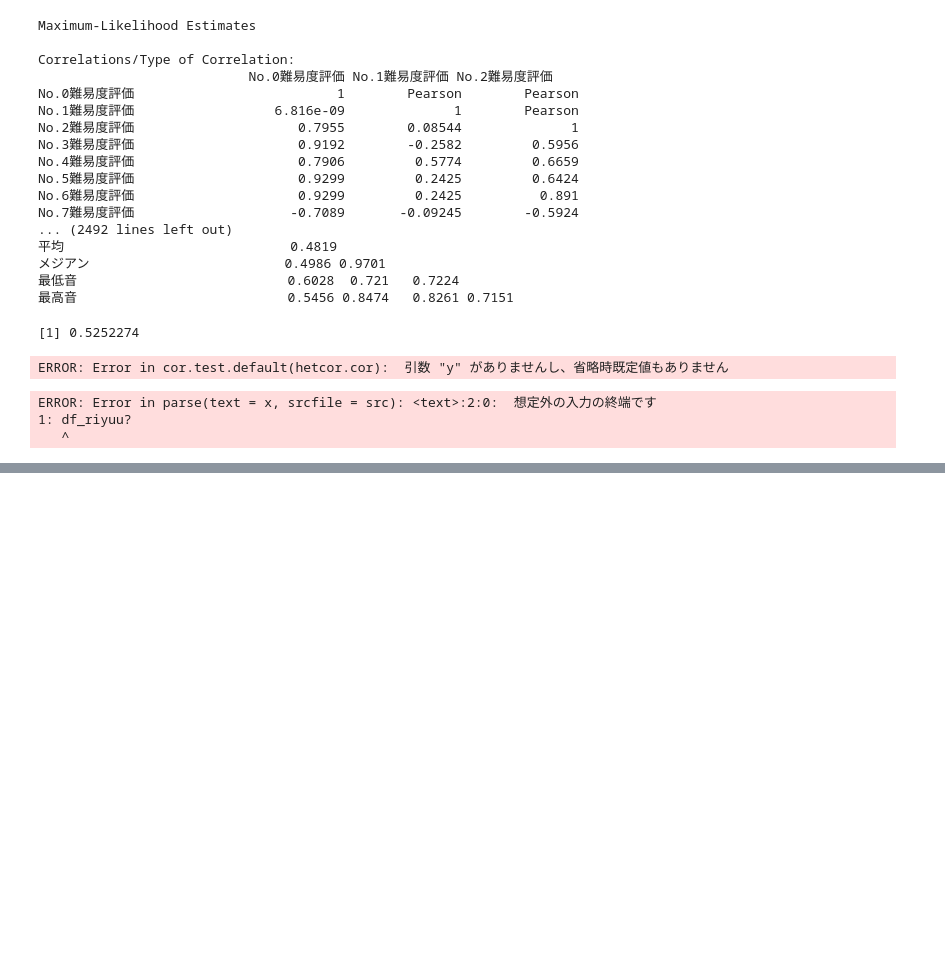
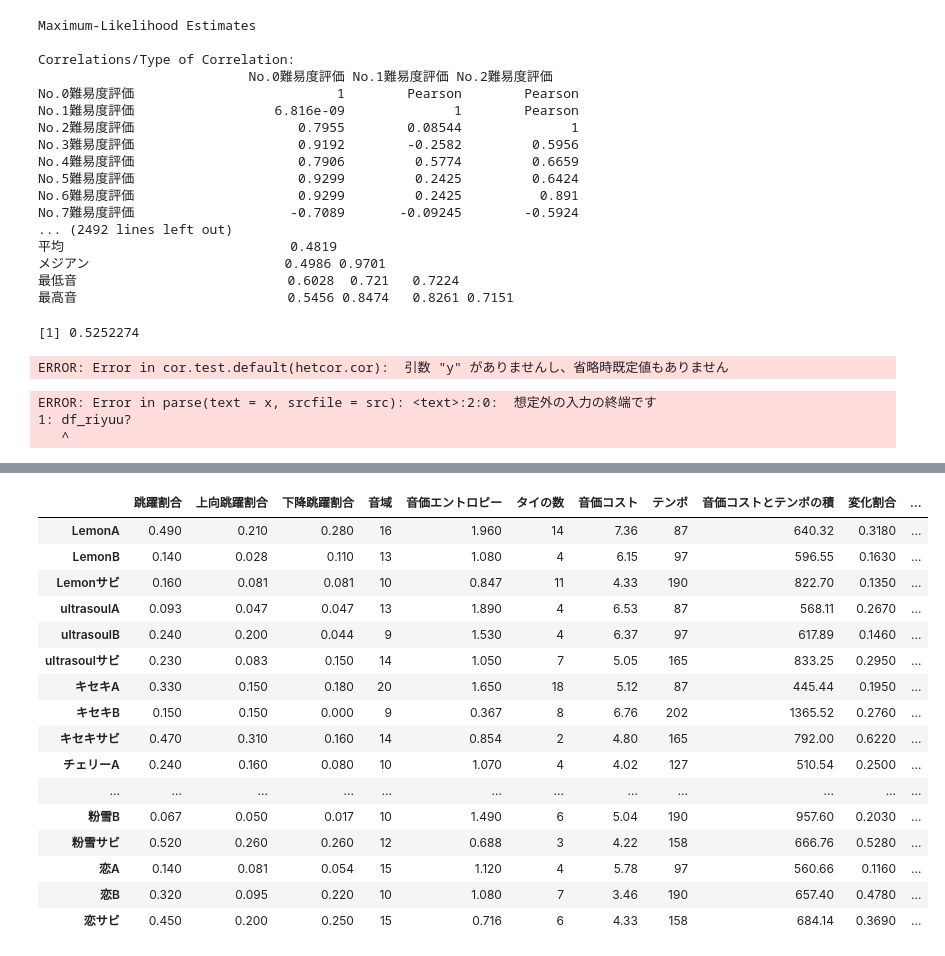
Before and after one commit to yamathcy/sotsuken, a Jupyter notebook: Untitled1.ipynb, the cells around one changed output, grey strips where cells are left out. Drawn from its saved outputs; the diff is of its cells as text; code cells hidden in the pictures; blank space fills up the shorter version.

```diff
--- a/Untitled1.ipynb
+++ b/Untitled1.ipynb
@@ -81,0 +132,20 @@ ERROR: Error in parse(text = x, srcfile = src): <text>:2:0:  想定外の入力
+# %%
+tokuchou
+# %% [output]
+|  | 跳躍割合 | 上向跳躍割合 | 下降跳躍割合 | 音域 | 音価エントロピー | タイの数 | 音価コスト | テンポ | 音価コストとテンポの積 | 変化割合 | ... |
+| LemonA | 0.490 | 0.210 | 0.280 | 16 | 1.960 | 14 | 7.36 | 87 | 640.32 | 0.3180 | ... |
+| LemonB | 0.140 | 0.028 | 0.110 | 13 | 1.080 | 4 | 6.15 | 97 | 596.55 | 0.1630 | ... |
+| Lemonサビ | 0.160 | 0.081 | 0.081 | 10 | 0.847 | 11 | 4.33 | 190 | 822.70 | 0.1350 | ... |
+| ultrasoulA | 0.093 | 0.047 | 0.047 | 13 | 1.890 | 4 | 6.53 | 87 | 568.11 | 0.2670 | ... |
+| ultrasoulB | 0.240 | 0.200 | 0.044 | 9 | 1.530 | 4 | 6.37 | 97 | 617.89 | 0.1460 | ... |
+| ultrasoulサビ | 0.230 | 0.083 | 0.150 | 14 | 1.050 | 7 | 5.05 | 165 | 833.25 | 0.2950 | ... |
+| キセキA | 0.330 | 0.150 | 0.180 | 20 | 1.650 | 18 | 5.12 | 87 | 445.44 | 0.1950 | ... |
+| キセキB | 0.150 | 0.150 | 0.000 | 9 | 0.367 | 8 | 6.76 | 202 | 1365.52 | 0.2760 | ... |
+| キセキサビ | 0.470 | 0.310 | 0.160 | 14 | 0.854 | 2 | 4.80 | 165 | 792.00 | 0.6220 | ... |
+| チェリーA | 0.240 | 0.160 | 0.080 | 10 | 1.070 | 4 | 4.02 | 127 | 510.54 | 0.2500 | ... |
+| ... | ... | ... | ... | ... | ... | ... | ... | ... | ... | ... | ... |
+| 粉雪B | 0.067 | 0.050 | 0.017 | 10 | 1.490 | 6 | 5.04 | 190 | 957.60 | 0.2030 | ... |
+| 粉雪サビ | 0.520 | 0.260 | 0.260 | 12 | 0.688 | 3 | 4.22 | 158 | 666.76 | 0.5280 | ... |
+| 恋A | 0.140 | 0.081 | 0.054 | 15 | 1.120 | 4 | 5.78 | 97 | 560.66 | 0.1160 | ... |
+| 恋B | 0.320 | 0.095 | 0.220 | 10 | 1.080 | 7 | 3.46 | 190 | 657.40 | 0.4780 | ... |
+| 恋サビ | 0.450 | 0.200 | 0.250 | 15 | 0.716 | 6 | 4.33 | 158 | 684.14 | 0.3690 | ... |
```
Also changed, not shown: parts of 15 cells of this notebook, 8 other files.
